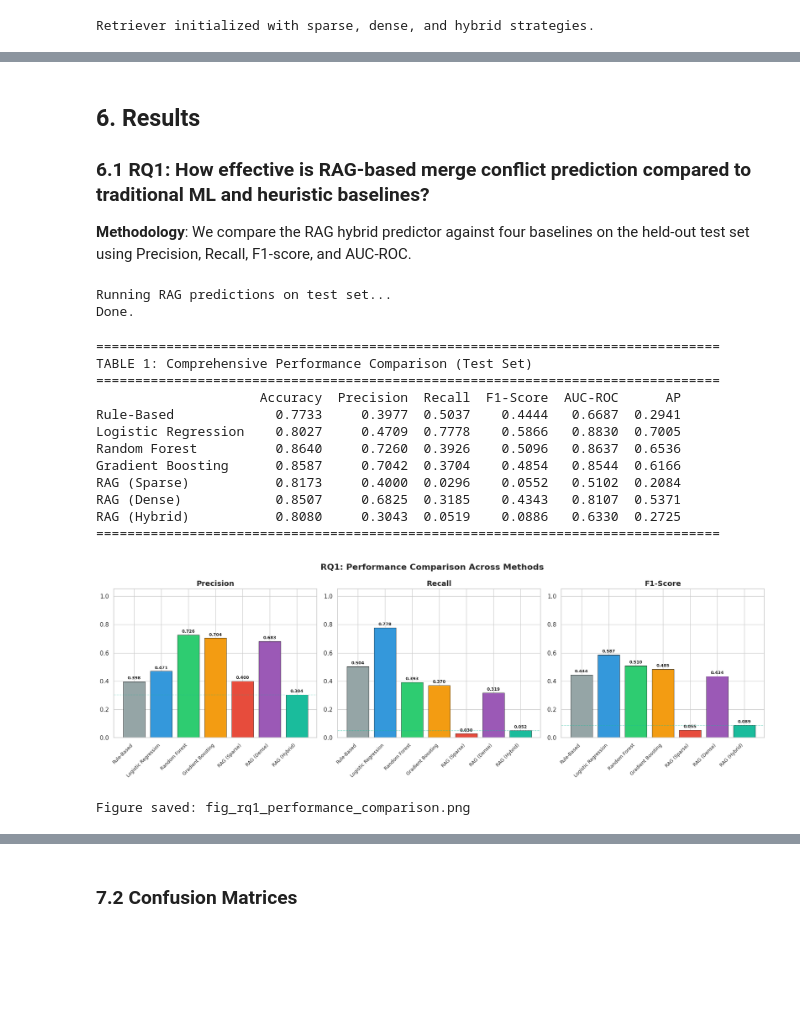
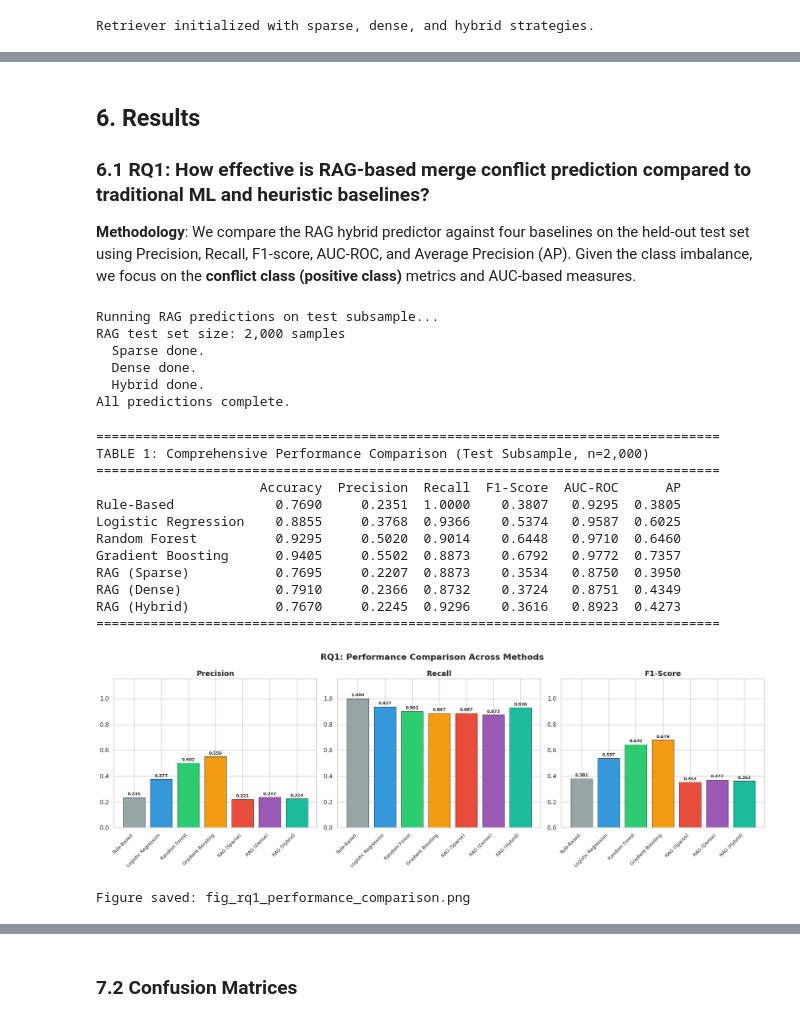
Before and after one commit to Cognition-Partner-Workshops/app_timesheet, a Jupyter notebook: research/merge_conflict_prediction_rag.ipynb, the cells around one changed output, grey strips where cells are left out. Drawn from its saved outputs; the diff is of its cells as text; code cells hidden in the pictures; blank space fills up the shorter version.

```diff
--- a/research/merge_conflict_prediction_rag.ipynb
+++ b/research/merge_conflict_prediction_rag.ipynb
@@ -446,7 +513,7 @@ AUC-ROC: 0.8830
 rf_model = RandomForestClassifier(
     n_estimators=200,
     max_depth=15,
-    min_samples_split=5,
+    min_samples_split=10,
     class_weight='balanced',
     random_state=42,
     n_jobs=-1
@@ -755,17 +839,35 @@ RAG predictors initialized:
 
 ### 6.1 RQ1: How effective is RAG-based merge conflict prediction compared to traditional ML and heuristic baselines?
 
-**Methodology**: We compare the RAG hybrid predictor against four baselines on the held-out test set using Precision, Recall, F1-score, and AUC-ROC.
+**Methodology**: We compare the RAG hybrid predictor against four baselines on the held-out test set using Precision, Recall, F1-score, AUC-ROC, and Average Precision (AP). Given the class imbalance, we focus on the **conflict class (positive class)** metrics and AUC-based measures.
-# %%
-# Run RAG predictions on test set
-print("Running RAG predictions on test set...")
-y_pred_rag_sparse, y_score_rag_sparse = rag_sparse.predict_batch(X_test, text_test)
-y_pred_rag_dense, y_score_rag_dense = rag_dense.predict_batch(X_test, text_test)
-y_pred_rag_hybrid, y_score_rag_hybrid = rag_hybrid.predict_batch(X_test, text_test)
-print("Done.")
-# %% [output]
-Running RAG predictions on test set...
-Done.
+# %%
+# Run RAG predictions on the stratified test subsample
+print("Running RAG predictions on test subsample...")
+print(f"RAG test set size: {len(X_test_rag):,} samples")
+
+y_pred_rag_sparse, y_score_rag_sparse = rag_sparse.predict_batch(X_test_rag, text_test_rag)
+print("  Sparse done.")
+y_pred_rag_dense, y_score_rag_dense = rag_dense.predict_batch(X_test_rag, text_test_rag)
+print("  Dense done.")
+y_pred_rag_hybrid, y_score_rag_hybrid = rag_hybrid.predict_batch(X_test_rag, text_test_rag)
+print("  Hybrid done.")
+
+# Also compute baseline predictions on the same RAG subsample for fair comparison
+y_pred_rules_rag, y_score_rules_rag = rule_based_prediction(X_test_rag, feature_cols)
+y_pred_lr_rag = lr_model.predict(scaler.transform(X_test_rag))
+y_score_lr_rag = lr_model.predict_proba(scaler.transform(X_test_rag))[:, 1]
+y_pred_rf_rag = rf_model.predict(scaler.transform(X_test_rag))
+y_score_rf_rag = rf_model.predict_proba(scaler.transform(X_test_rag))[:, 1]
+y_pred_gb_rag = gb_model.predict(scaler.transform(X_test_rag))
+y_score_gb_rag = gb_model.predict_proba(scaler.transform(X_test_rag))[:, 1]
+print("All predictions complete.")
+# %% [output]
+Running RAG predictions on test subsample...
+RAG test set size: 2,000 samples
+  Sparse done.
+  Dense done.
+  Hybrid done.
+All predictions complete.
 # %%
 def compute_metrics(y_true, y_pred, y_score=None):
     """Compute comprehensive evaluation metrics."""
@@ -785,40 +887,41 @@ def compute_metrics(y_true, y_pred, y_score=None):
     return metrics
 
 
-# Collect all results
+# Collect all results (all evaluated on the same RAG test subsample for fair comparison)
 results = {}
 methods = {
-    'Rule-Based': (y_pred_rules, y_score_rules),
-    'Logistic Regression': (y_pred_lr, y_score_lr),
-    'Random Forest': (y_pred_rf, y_score_rf),
-    'Gradient Boosting': (y_pred_gb, y_score_gb),
+    'Rule-Based': (y_pred_rules_rag, y_score_rules_rag),
+    'Logistic Regression': (y_pred_lr_rag, y_score_lr_rag),
+    'Random Forest': (y_pred_rf_rag, y_score_rf_rag),
+    'Gradient Boosting': (y_pred_gb_rag, y_score_gb_rag),
     'RAG (Sparse)': (y_pred_rag_sparse, y_score_rag_sparse),
     'RAG (Dense)': (y_pred_rag_dense, y_score_rag_dense),
     'RAG (Hybrid)': (y_pred_rag_hybrid, y_score_rag_hybrid),
 }
 
+y_test_eval = y_test_rag  # Common evaluation target
 for name, (y_pred, y_score) in methods.items():
-    results[name] = compute_metrics(y_test, y_pred, y_score)
+    results[name] = compute_metrics(y_test_eval, y_pred, y_score)
 
 results_df = pd.DataFrame(results).T
 results_df = results_df.round(4)
 print("\n" + "="*80)
-print("TABLE 1: Comprehensive Performance Comparison (Test Set)")
+print(f"TABLE 1: Comprehensive Performance Comparison (Test Subsample, n={len(y_test_eval):,})")
 print("="*80)
 print(results_df.to_string())
 print("="*80)
 # %% [output]
 ================================================================================
-TABLE 1: Comprehensive Performance Comparison (Test Set)
+TABLE 1: Comprehensive Performance Comparison (Test Subsample, n=2,000)
 ================================================================================
                      Accuracy  Precision  Recall  F1-Score  AUC-ROC      AP
-Rule-Based             0.7733     0.3977  0.5037    0.4444   0.6687  0.2941
-Logistic Regression    0.8027     0.4709  0.7778    0.5866   0.8830  0.7005
-Random Forest          0.8640     0.7260  0.3926    0.5096   0.8637  0.6536
-Gradient Boosting      0.8587     0.7042  0.3704    0.4854   0.8544  0.6166
-RAG (Sparse)           0.8173     0.4000  0.0296    0.0552   0.5102  0.2084
-RAG (Dense)            0.8507     0.6825  0.3185    0.4343   0.8107  0.5371
-RAG (Hybrid)           0.8080     0.3043  0.0519    0.0886   0.6330  0.2725
+Rule-Based             0.7690     0.2351  1.0000    0.3807   0.9295  0.3805
+Logistic Regression    0.8855     0.3768  0.9366    0.5374   0.9587  0.6025
+Random Forest          0.9295     0.5020  0.9014    0.6448   0.9710  0.6460
+Gradient Boosting      0.9405     0.5502  0.8873    0.6792   0.9772  0.7357
+RAG (Sparse)           0.7695     0.2207  0.8873    0.3534   0.8750  0.3950
+RAG (Dense)            0.7910     0.2366  0.8732    0.3724   0.8751  0.4349
+RAG (Hybrid)           0.7670     0.2245  0.9296    0.3616   0.8923  0.4273
 ================================================================================
 # %%
 # Visualization: Bar chart comparison
@@ -829,36 +932,35 @@ metrics_to_plot = ['Precision', 'Recall', 'F1-Score']
 method_colors = {
     'Rule-Based': '#95a5a6',
     'Logistic Regression': '#3498db',
     'Random Forest': '#2ecc71',
     'Gradient Boosting': '#f39c12',
     'RAG (Sparse)': '#e74c3c',
     'RAG (Dense)': '#9b59b6',
     'RAG (Hybrid)': '#1abc9c',
 }
 
 for ax_idx, metric in enumerate(metrics_to_plot):
     values = [results[m][metric] for m in method_colors.keys()]
     bars = axes[ax_idx].bar(
         range(len(values)), values,
         color=list(method_colors.values()),
         edgecolor='black', linewidth=0.5
     )
     axes[ax_idx].set_title(metric, fontsize=14, fontweight='bold')
-    axes[ax_idx].set_ylim(0, 1.05)
+    axes[ax_idx].set_ylim(0, 1.15)
     axes[ax_idx].set_xticks(range(len(values)))
     axes[ax_idx].set_xticklabels(list(method_colors.keys()), rotation=45, ha='right', fontsize=9)
-    axes[ax_idx].axhline(y=values[-1], color='#1abc9c', linestyle='--', alpha=0.5, linewidth=1)
 
     for bar, val in zip(bars, values):
         axes[ax_idx].text(bar.get_x() + bar.get_width()/2., bar.get_height() + 0.01,
                           f'{val:.3f}', ha='center', va='bottom', fontsize=8, fontweight='bold')
 
 plt.tight_layout()
 plt.savefig('fig_rq1_performance_comparison.png', dpi=150, bbox_inches='tight')
 plt.show()
 print("Figure saved: fig_rq1_performance_comparison.png")
 # %% [output]
-[figure, old version]
+[figure, new version]
 Figure saved: fig_rq1_performance_comparison.png
 # %%
 # ROC Curves
```
Also changed, not shown: parts of 53 cells of this notebook, 2 other files.
